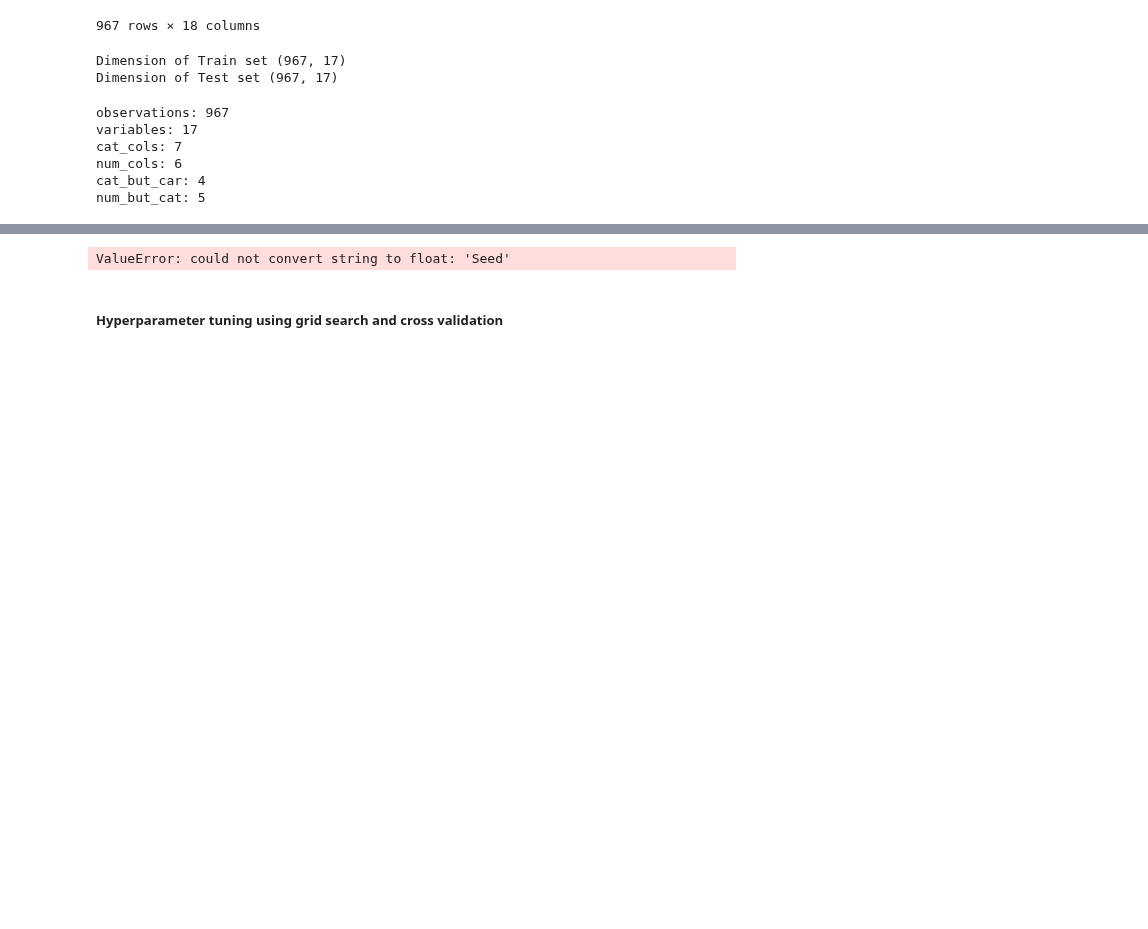
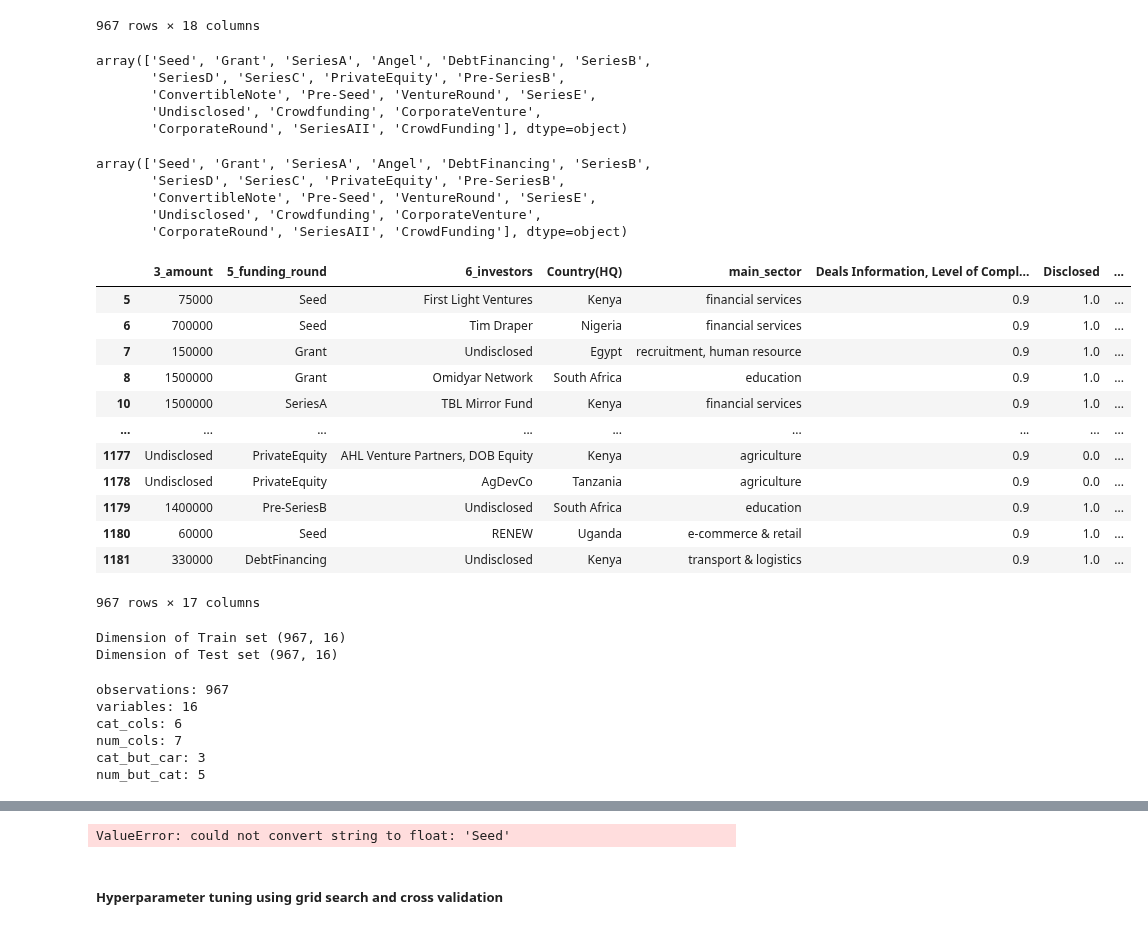
Before and after one commit to masete/Digest-Africa, a Jupyter notebook: Initial model/Digest_NN_pred_investor.ipynb, the cells around one changed output, grey strips where cells are left out. Saved outputs shown, nothing was run; the diff lists cells and outputs as text; code cells hidden in the pictures; blank space fills up the shorter version.

Commit message:
funding round encoding

```diff
--- a/Initial model/Digest_NN_pred_investor.ipynb
+++ b/Initial model/Digest_NN_pred_investor.ipynb
@@ -384,4 +366,12 @@ data['5_funding_round']=data['5_funding_round'].str.replace(' ','')#removing ext
 # df['funding_total_usd']=df['funding_total_usd'].str.replace('-','0')
 #removing - from funding_total_usd column and replacing with 0
 # %%
-# data
+data['5_funding_round'].unique()
+# %% [output]
+array(['Seed', 'Grant', 'SeriesA', 'Angel', 'DebtFinancing', 'SeriesB',
+       'SeriesD', 'SeriesC', 'PrivateEquity', 'Pre-SeriesB',
+       'ConvertibleNote', 'Pre-Seed', 'VentureRound', 'SeriesE',
+       'Undisclosed', 'Crowdfunding', 'CorporateVenture',
+       'CorporateRound', 'SeriesAII', 'CrowdFunding'], dtype=object)
+# %%
+data = data.drop(['Category','funding round, DA'], axis=1)
@@ -388,3 +380,33 @@ data['5_funding_round']=data['5_funding_round'].str.replace(' ','')#removing ext
+# %%
+data['5_funding_round'].unique()
+# %% [output]
+array(['Seed', 'Grant', 'SeriesA', 'Angel', 'DebtFinancing', 'SeriesB',
+       'SeriesD', 'SeriesC', 'PrivateEquity', 'Pre-SeriesB',
+       'ConvertibleNote', 'Pre-Seed', 'VentureRound', 'SeriesE',
+       'Undisclosed', 'Crowdfunding', 'CorporateVenture',
+       'CorporateRound', 'SeriesAII', 'CrowdFunding'], dtype=object)
+# %%
+data['cat_funding_round'] = data['5_funding_round'].replace(['Seed', 'Grant', 'SeriesA', 'Angel', 'DebtFinancing', 'SeriesB',
+       'SeriesD', 'SeriesC', 'PrivateEquity', 'Pre-SeriesB',
+       'ConvertibleNote', 'Pre-Seed', 'VentureRound', 'SeriesE',
+       'Undisclosed', 'Crowdfunding', 'CorporateVenture',
+       'CorporateRound', 'SeriesAII', 'CrowdFunding'], [0, 1, 2,3,4,5,6,7,8,9,10,11,12,13,14,15,16,17,18,19])
+# %%
+data
+# %% [output]
+|  | 3_amount | 5_funding_round | 6_investors | Country(HQ) | main_sector | Deals Information, Level of Compl... | Disclosed | ... |
+| 5 | 75000 | Seed | First Light Ventures | Kenya | financial services | 0.9 | 1.0 | ... |
+| 6 | 700000 | Seed | Tim Draper | Nigeria | financial services | 0.9 | 1.0 | ... |
+| 7 | 150000 | Grant | Undisclosed | Egypt | recruitment, human resource | 0.9 | 1.0 | ... |
+| 8 | 1500000 | Grant | Omidyar Network | South Africa | education | 0.9 | 1.0 | ... |
+| 10 | 1500000 | SeriesA | TBL Mirror Fund | Kenya | financial services | 0.9 | 1.0 | ... |
+| ... | ... | ... | ... | ... | ... | ... | ... | ... |
+| 1177 | Undisclosed | PrivateEquity | AHL Venture Partners, DOB Equity | Kenya | agriculture | 0.9 | 0.0 | ... |
+| 1178 | Undisclosed | PrivateEquity | AgDevCo | Tanzania | agriculture | 0.9 | 0.0 | ... |
+| 1179 | 1400000 | Pre-SeriesB | Undisclosed | South Africa | education | 0.9 | 1.0 | ... |
+| 1180 | 60000 | Seed | RENEW | Uganda | e-commerce & retail | 0.9 | 1.0 | ... |
+| 1181 | 330000 | DebtFinancing | Undisclosed | Kenya | transport & logistics | 0.9 | 1.0 | ... |
+967 rows × 17 columns
 # %%
 
 # Seperating Predictors and Outcome values from train and test sets
@@ -419,8 +441,8 @@ Y_test_label = data['6_investors'].values.astype(object)
 print("Dimension of Train set",X_train.shape)
 print("Dimension of Test set",X_test.shape,"\n")
 # %% [output]
-Dimension of Train set (967, 17)
-Dimension of Test set (967, 17)
+Dimension of Train set (967, 16)
+Dimension of Test set (967, 16)
 # %%
 # Transforming non numerical labels into numerical labels
 from sklearn import preprocessing
@@ -496,10 +518,10 @@ def grab_col_names(dataframe, cat_th=10, car_th=20):
 cat_cols, num_cols, cat_but_car = grab_col_names(X_train)
 # %% [output]
 observations: 967
-variables: 17
-cat_cols: 7
-num_cols: 6
-cat_but_car: 4
+variables: 16
+cat_cols: 6
+num_cols: 7
+cat_but_car: 3
 num_but_cat: 5
 # %%
 # cat_cols
```
Also changed, not shown: parts of 4 cells of this notebook.
